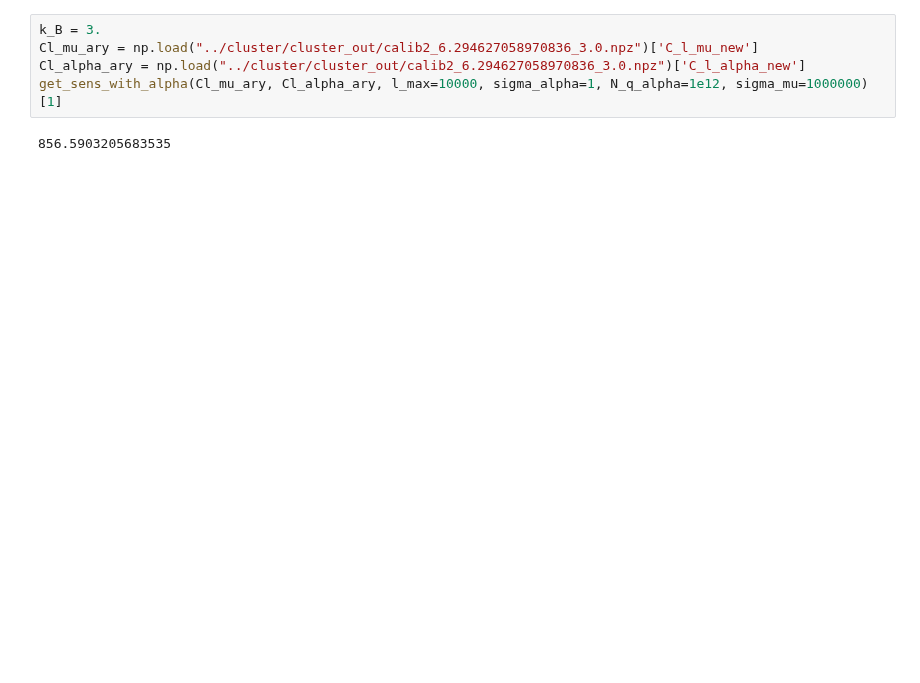
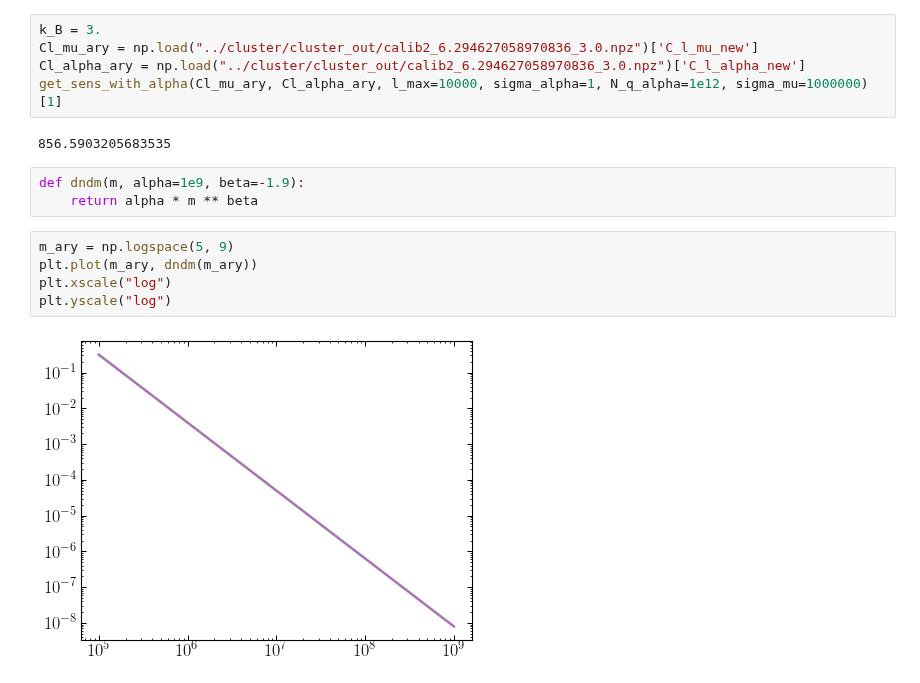
Before and after one commit to smsharma/astrometry-lensing-correlations, a Jupyter notebook: theory/notebooks/08_kink_pipeline.ipynb, the cells around one changed output. Saved outputs shown, nothing was run; the diff lists cells and outputs as text; blank space fills up the shorter version.

```diff
--- a/theory/notebooks/08_kink_pipeline.ipynb
+++ b/theory/notebooks/08_kink_pipeline.ipynb
@@ -343,3 +343,13 @@ Cl_alpha_ary = np.load("../cluster/cluster_out/calib2_6.294627058970836_3.0.npz"
 get_sens_with_alpha(Cl_mu_ary, Cl_alpha_ary, l_max=10000, sigma_alpha=1, N_q_alpha=1e12, sigma_mu=1000000)[1]
 # %% [output]
 856.5903205683535
+# %%
+def dndm(m, alpha=1e9, beta=-1.9):
+    return alpha * m ** beta
+# %%
+m_ary = np.logspace(5, 9)
+plt.plot(m_ary, dndm(m_ary))
+plt.xscale("log")
+plt.yscale("log")
+# %% [output]
+[figure, added]
```
Also changed, not shown: parts of 2 cells of this notebook, 3 other files.
